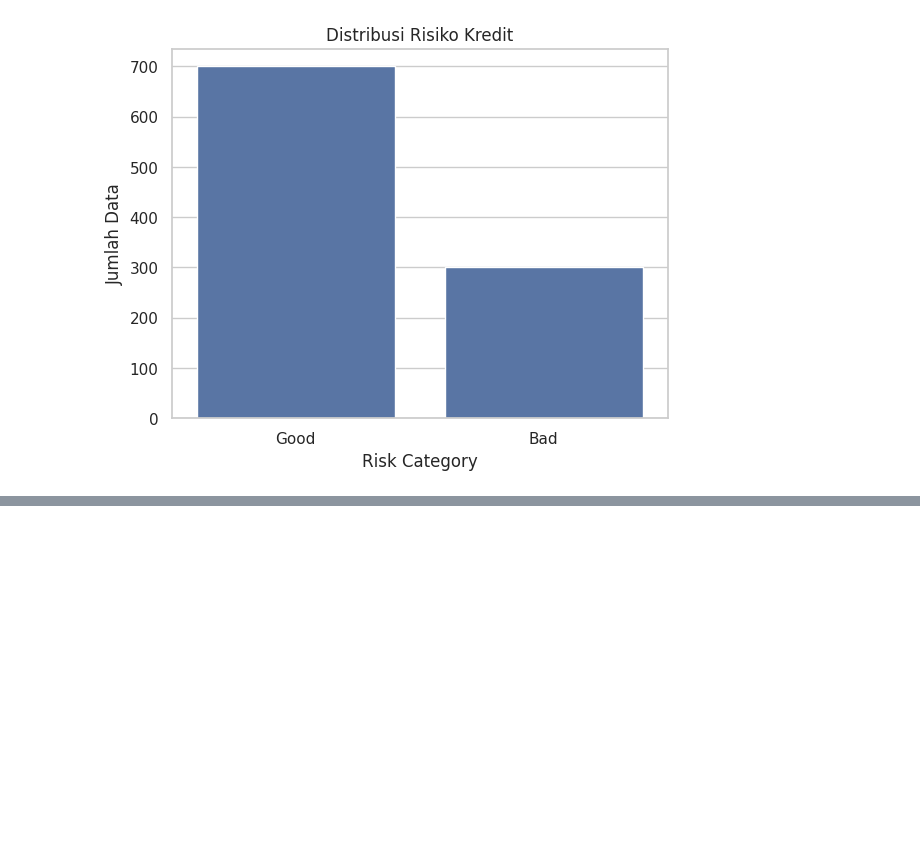
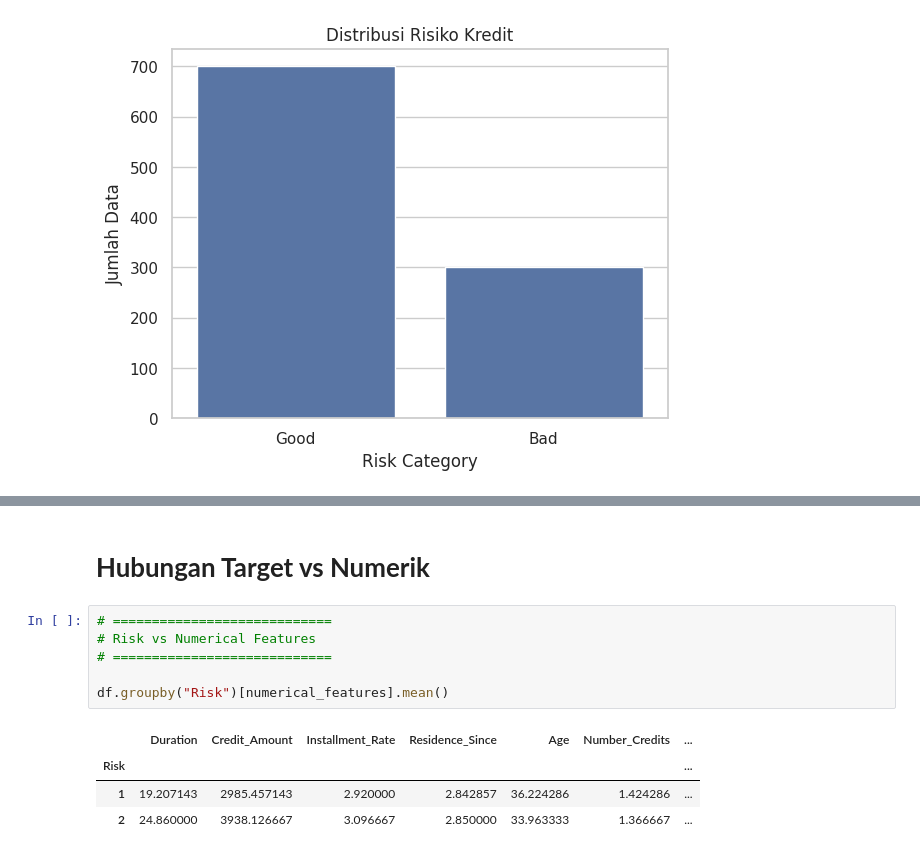
Before and after one commit to Rodexxx24/credit-scoring-ml, a Jupyter notebook: notebooks/01_eda.ipynb, the cells around one changed output, grey strips where cells are left out. Saved outputs shown, nothing was run; the diff lists cells and outputs as text; blank space fills up the shorter version.

```diff
--- a/notebooks/01_eda.ipynb
+++ b/notebooks/01_eda.ipynb
@@ -188,0 +250,13 @@ plt.show()
+# %% [markdown]
+# **Hubungan Target vs Numerik**
+# %%
+# ============================
+# Risk vs Numerical Features
+# ============================
+
+df.groupby("Risk")[numerical_features].mean()
+# %% [output]
+|  | Duration | Credit_Amount | Installment_Rate | Residence_Since | Age | Number_Credits | ... |
+| Risk |  |  |  |  |  |  | ... |
+| 1 | 19.207143 | 2985.457143 | 2.920000 | 2.842857 | 36.224286 | 1.424286 | ... |
+| 2 | 24.860000 | 3938.126667 | 3.096667 | 2.850000 | 33.963333 | 1.366667 | ... |
```
Also changed, not shown: parts of 6 cells of this notebook.
